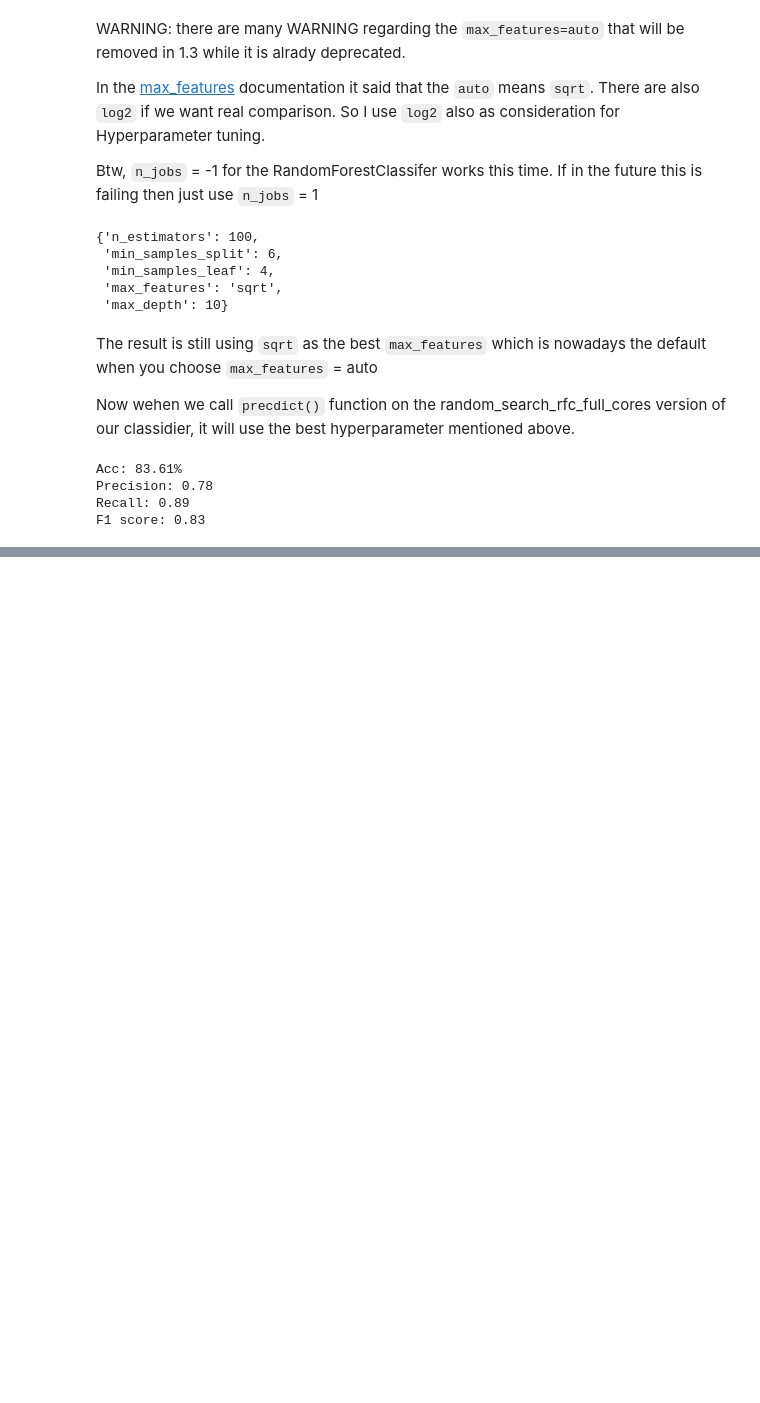
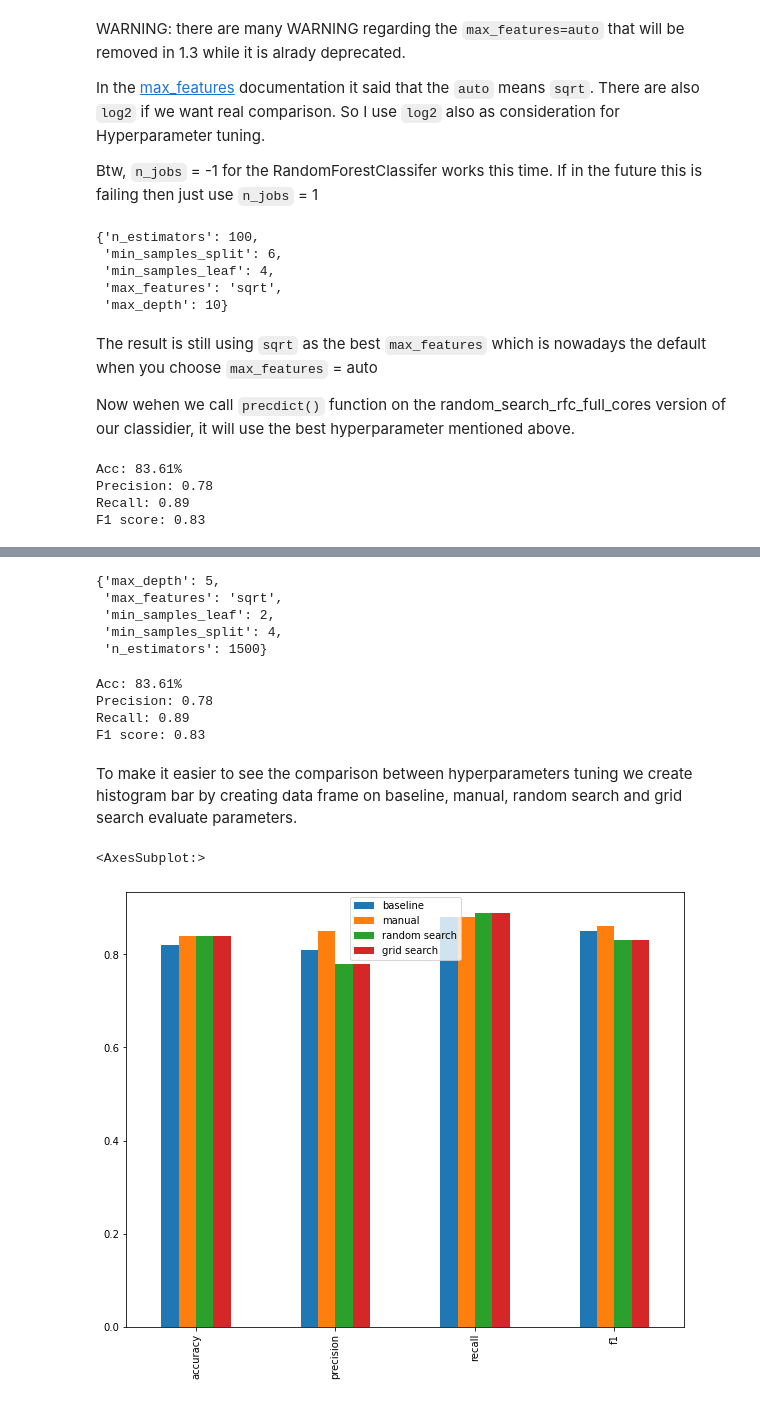
Before and after one commit to m00racle/zero-to-mastery-ml, a Jupyter notebook: our_works/scikit-learn-5-hyperparameter-tuning.ipynb, the cells around one changed output, grey strips where cells are left out. Saved outputs shown, nothing was run; the diff lists cells and outputs as text; code cells hidden in the pictures; blank space fills up the shorter version.

Commit message:
FIN: scikit-learn 5 hyperparameters tuning

```diff
--- a/our_works/scikit-learn-5-hyperparameter-tuning.ipynb
+++ b/our_works/scikit-learn-5-hyperparameter-tuning.ipynb
@@ -495,0 +548,22 @@ There's one more way we could try to imporve our model's hyperparameters. And it
+# %%
+# import GridSearchCV
+from sklearn.model_selection import GridSearchCV
+# we already imported train_test_split
+
+# seed the random
+np.random.seed(42)
+
+# we already resplit into train and test sets with the same seed 42 we will just use them
+# we already instantiate the RandomForestClassifier with full core in seed 42 we will just use that rfc_full_cores
+# the main difference here is the param_grid and cv
+# with verbose = still using 2 which means print each top steps
+grid_search_rfc_full_cores = GridSearchCV(
+    estimator=rfc_full_cores,
+    param_grid=grid_2,
+    cv=5, # 5 fold cross validation
+    verbose=2 #print out progress
+)
+
+# fit the estimator with train data:
+# NOTE: this command must present to initiate the gridSearchCV:
+grid_search_rfc_full_cores.fit(heart_X_train, heart_y_train)
@@ -495,0 +598,42 @@ There's one more way we could try to imporve our model's hyperparameters. And it
+# %%
+# check the best params according to GridSearchCV
+grid_search_rfc_full_cores.best_params_
+# %% [output]
+{'max_depth': 5,
+ 'max_features': 'sqrt',
+ 'min_samples_leaf': 2,
+ 'min_samples_split': 4,
+ 'n_estimators': 1500}
+# %%
+# Now use the parameters to make prediction and measure their metrics
+grid_search_rfc_full_cores_y_preds = grid_search_rfc_full_cores.predict(heart_X_test)
+
+# evaluate
+grid_search_metrics = evaluate_hyper(heart_y_test, grid_search_rfc_full_cores_y_preds)
+# %% [output]
+Acc: 83.61%
+Precision: 0.78
+Recall: 0.89
+F1 score: 0.83
+# %% [markdown]
+To make it easier to see the comparison between hyperparameters tuning we create histogram bar by creating data frame on baseline, manual, random search and grid search evaluate parameters.
+# %%
+# create data frame comparing metrics from all hyperparameter tuning methods:
+# heart_baseline_metrics: baseline before any tuning
+# rfc_2_metrics : manual by hand tuning
+# random_search_metrics: random search CV tuning
+# grid_search_metrics: grid search CV tuning
+
+# we already imported pandas as pd and using dictionary as data type to build Data Frame using pandas
+compare_metrics = pd.DataFrame({
+    "baseline": heart_baseline_metrics,
+    "manual": rfc_2_metrics,
+    "random search": random_search_metrics,
+    "grid search": grid_search_metrics
+})
+
+# plot the Data Frame as bar plot:
+compare_metrics.plot.bar(figsize=(10,8))
+# %% [output]
+<AxesSubplot:>
+[figure, added]
```
Also changed, not shown: parts of 11 cells of this notebook.
